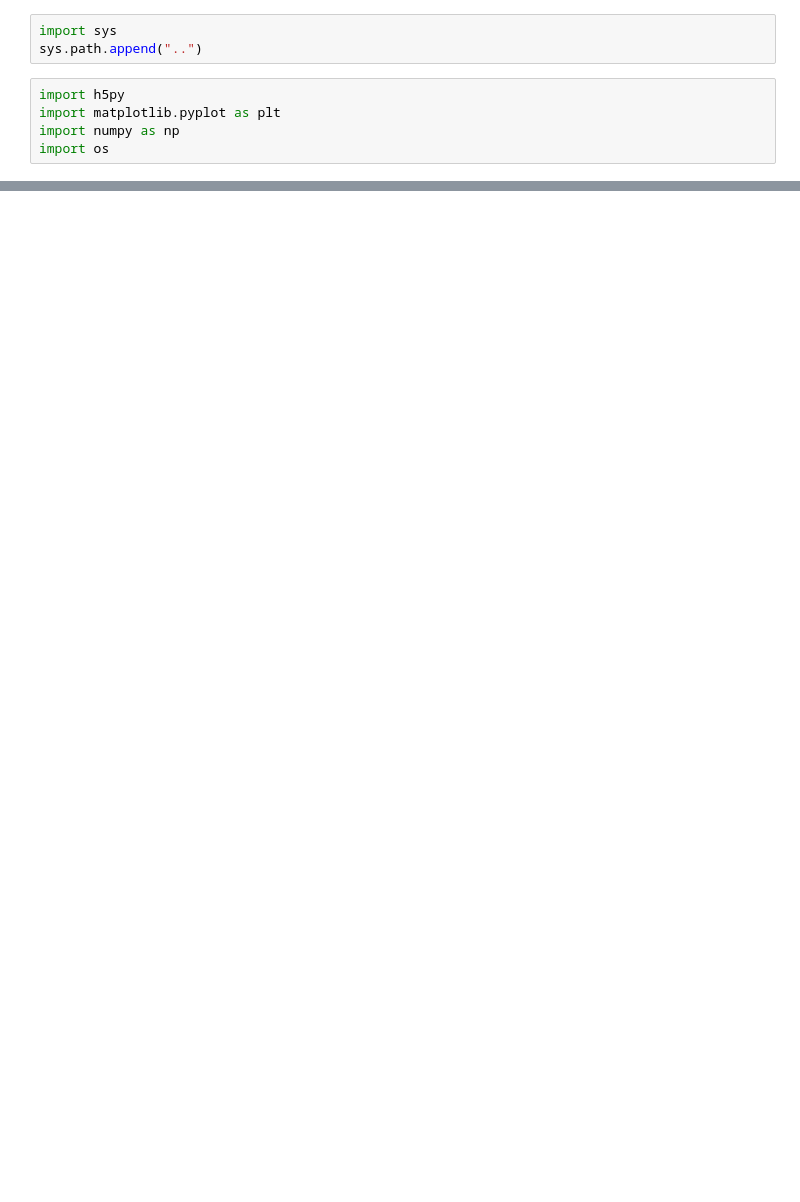
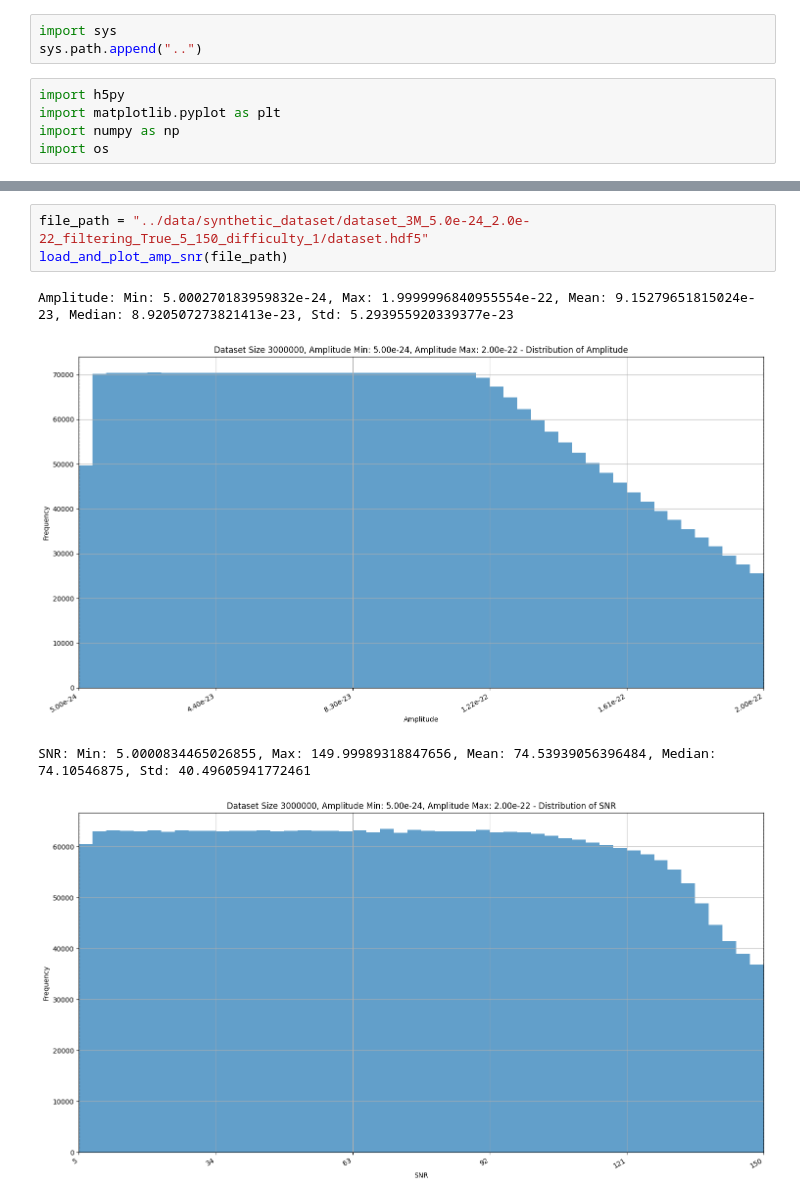
Before and after one commit to TristanDonze/gb-dataset-gen, a Jupyter notebook: examples/visualize_dataset.ipynb, the cells around one changed output, grey strips where cells are left out. Saved outputs shown, nothing was run; the diff lists cells and outputs as text; blank space fills up the shorter version.

```diff
--- a/examples/visualize_dataset.ipynb
+++ b/examples/visualize_dataset.ipynb
@@ -115,0 +88,8 @@ Min: 6.309587593426743e-24, Max: 1.5848890850824996e-22, Mean: 4.720773373138135
+# %%
+file_path = "../data/synthetic_dataset/dataset_3M_5.0e-24_2.0e-22_filtering_True_5_150_difficulty_1/dataset.hdf5"
+load_and_plot_amp_snr(file_path)
+# %% [output]
+Amplitude: Min: 5.000270183959832e-24, Max: 1.9999996840955554e-22, Mean: 9.15279651815024e-23, Median: 8.920507273821413e-23, Std: 5.293955920339377e-23
+[figure, added]
+SNR: Min: 5.0000834465026855, Max: 149.99989318847656, Mean: 74.53939056396484, Median: 74.10546875, Std: 40.49605941772461
+[figure, added]
```
Also changed, not shown: parts of 11 cells of this notebook.
